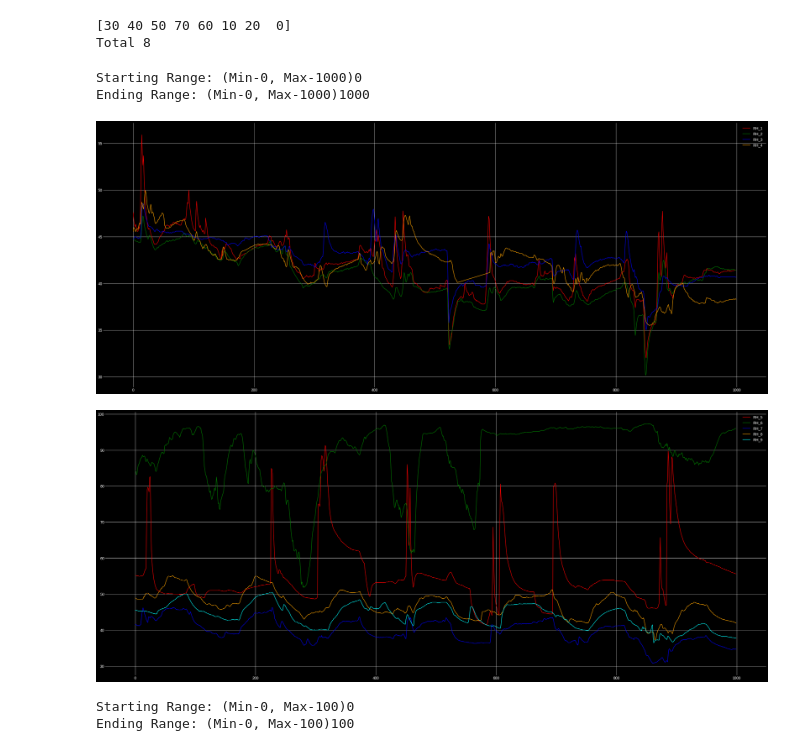
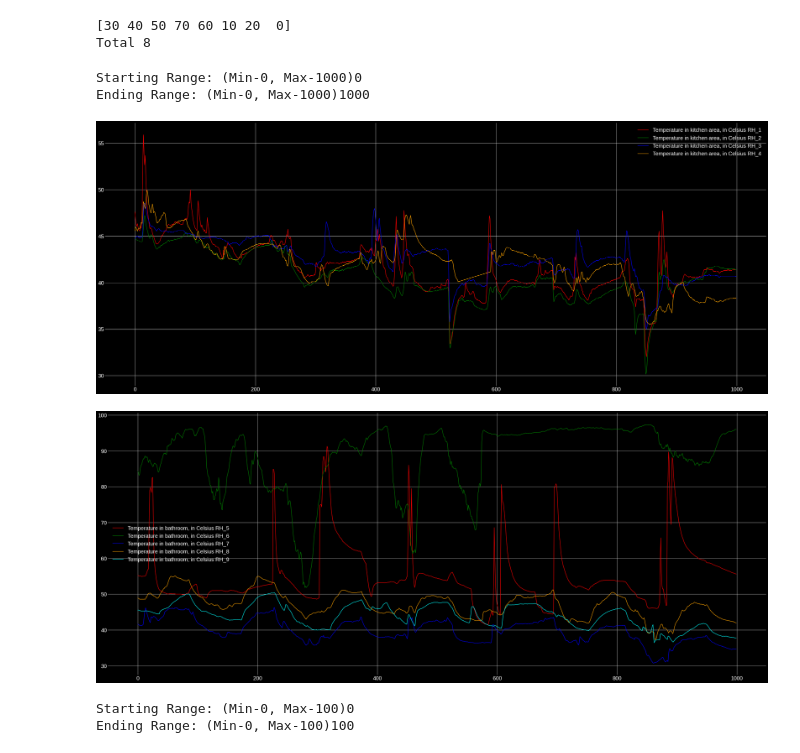
Before and after one commit to ashok2216-A/Energy_EDA, a Jupyter notebook: Energy_EDA.ipynb, the cells around one changed output. Cells and saved outputs as stored; diff of their text form; code cells hidden in the pictures.

```diff
--- a/Energy_EDA.ipynb
+++ b/Energy_EDA.ipynb
@@ -199,31 +199,35 @@ print('Total',len(edf['lights'].unique()))
 Total 8
 # %%
 plt.rc('figure', figsize=(44,18))
+plt.rc('font', size=20
+       )
 inp1 = int(input("Starting Range: (Min-0, Max-1000)"))
 inp2 = int(input("Ending Range: (Min-0, Max-1000)"))
 if inp1 < 0:
     print('Error: Small Range')
 elif inp2 > 1000:
     print('Error: Long Range')
 else:
     plt.plot(edf['RH_1'].iloc[inp1:inp2], color="red")
     plt.plot(edf['RH_2'].iloc[inp1:inp2], color="green")
     plt.plot(edf['RH_3'].iloc[inp1:inp2], color="blue")
     plt.plot(edf['RH_4'].iloc[inp1:inp2], color="orange")
-    plt.legend(["RH_1","RH_2","RH_3","RH_4"])
+    plt.legend(["Temperature in kitchen area, in Celsius RH_1","Temperature in kitchen area, in Celsius RH_2",
+                "Temperature in kitchen area, in Celsius RH_3","Temperature in kitchen area, in Celsius RH_4"])
     plt.show()
     plt.plot(edf['RH_5'].iloc[inp1:inp2], color="red")
     plt.plot(edf['RH_6'].iloc[inp1:inp2], color="green")
     plt.plot(edf['RH_7'].iloc[inp1:inp2], color="blue")
     plt.plot(edf['RH_8'].iloc[inp1:inp2], color="orange")
     plt.plot(edf['RH_9'].iloc[inp1:inp2], color="aqua")
-    plt.legend(["RH_5","RH_6","RH_7","RH_8","RH_9"])
+    plt.legend(["Temperature in bathroom, in Celsius RH_5","Temperature in bathroom, in Celsius RH_6","Temperature in bathroom, in Celsius RH_7",
+                "Temperature in bathroom, in Celsius RH_8","Temperature in bathroom, in Celsius RH_9"])
     plt.show()
 # %% [output]
 Starting Range: (Min-0, Max-1000)0
 Ending Range: (Min-0, Max-1000)1000
-[figure, old version]
+[figure, new version]
-[figure, old version]
+[figure, new version]
 # %%
 
 plt.rc('figure', figsize=(44,18))
```
Also changed, not shown: parts of 2 cells of this notebook, 1 other file.
